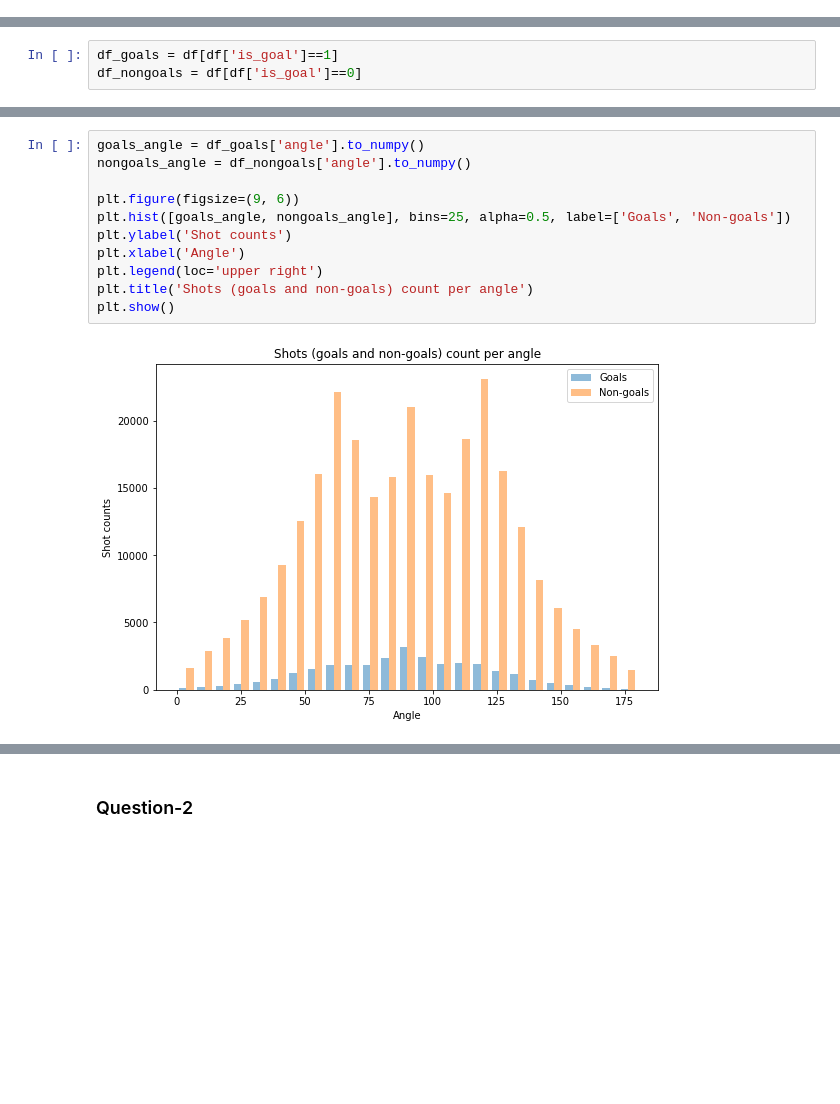
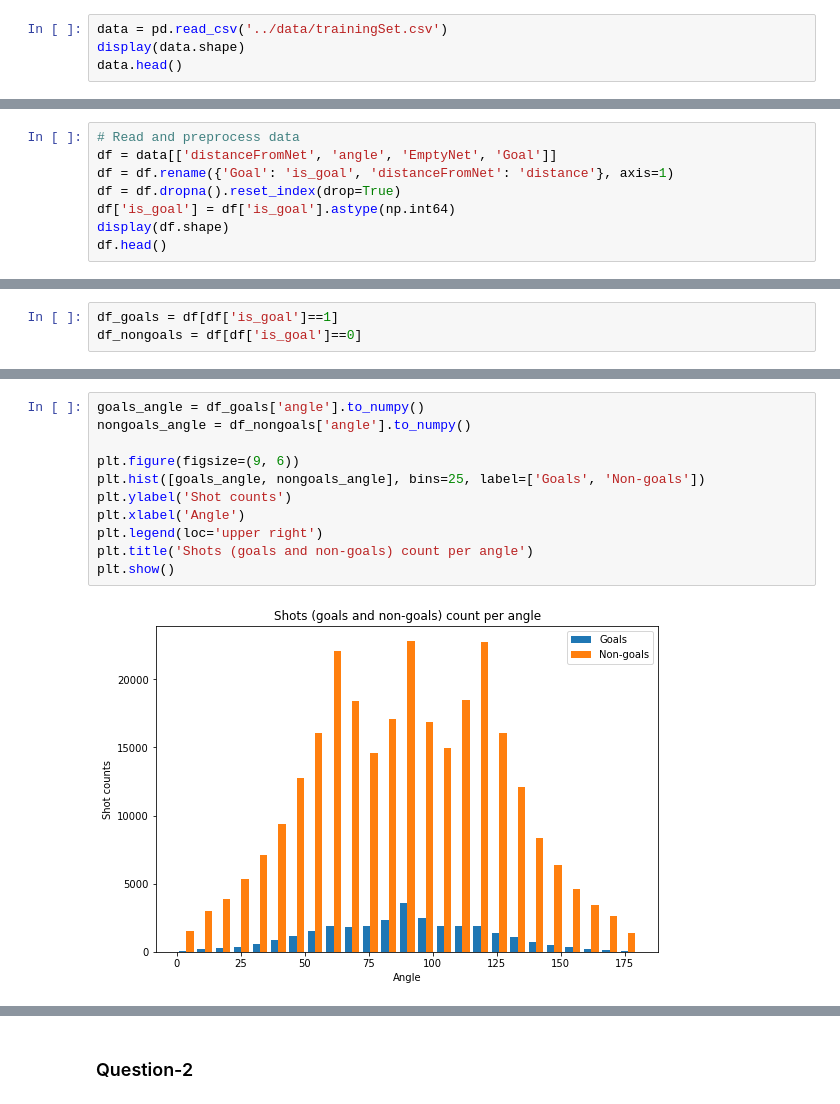
Before and after one commit to sorinmuchi/IFT6758, a Jupyter notebook: notebooks/2-FeatureEngineering-I.ipynb, the cells around one changed output, grey strips where cells are left out. Cells and saved outputs as stored; diff of their text form; blank space fills up the shorter version.

```diff
--- a/notebooks/2-FeatureEngineering-I.ipynb
+++ b/notebooks/2-FeatureEngineering-I.ipynb
@@ -22,0 +16,4 @@ df.head()
+# %%
+data = pd.read_csv('../data/trainingSet.csv')
+display(data.shape)
+data.head()
@@ -22,0 +28,8 @@ df.head()
+# %%
+# Read and preprocess data
+df = data[['distanceFromNet', 'angle', 'EmptyNet', 'Goal']]
+df = df.rename({'Goal': 'is_goal', 'distanceFromNet': 'distance'}, axis=1)
+df = df.dropna().reset_index(drop=True)
+df['is_goal'] = df['is_goal'].astype(np.int64)
+display(df.shape)
+df.head()
@@ -41,16 +62,16 @@ plt.show()
 # %%
 goals_angle = df_goals['angle'].to_numpy()
 nongoals_angle = df_nongoals['angle'].to_numpy()
 
 plt.figure(figsize=(9, 6))
-plt.hist([goals_angle, nongoals_angle], bins=25, alpha=0.5, label=['Goals', 'Non-goals'])
+plt.hist([goals_angle, nongoals_angle], bins=25, label=['Goals', 'Non-goals'])
 plt.ylabel('Shot counts')
 plt.xlabel('Angle')
 plt.legend(loc='upper right')
 plt.title('Shots (goals and non-goals) count per angle')
 plt.show()
 # %% [output]
-[figure, old version]
+[figure, new version]
 # %%
 # option 1
 sns.jointplot(data=df, x="distance", y="angle", bins=100, kind='hex')
```
Also changed, not shown: parts of 17 cells of this notebook, 7 other files.
